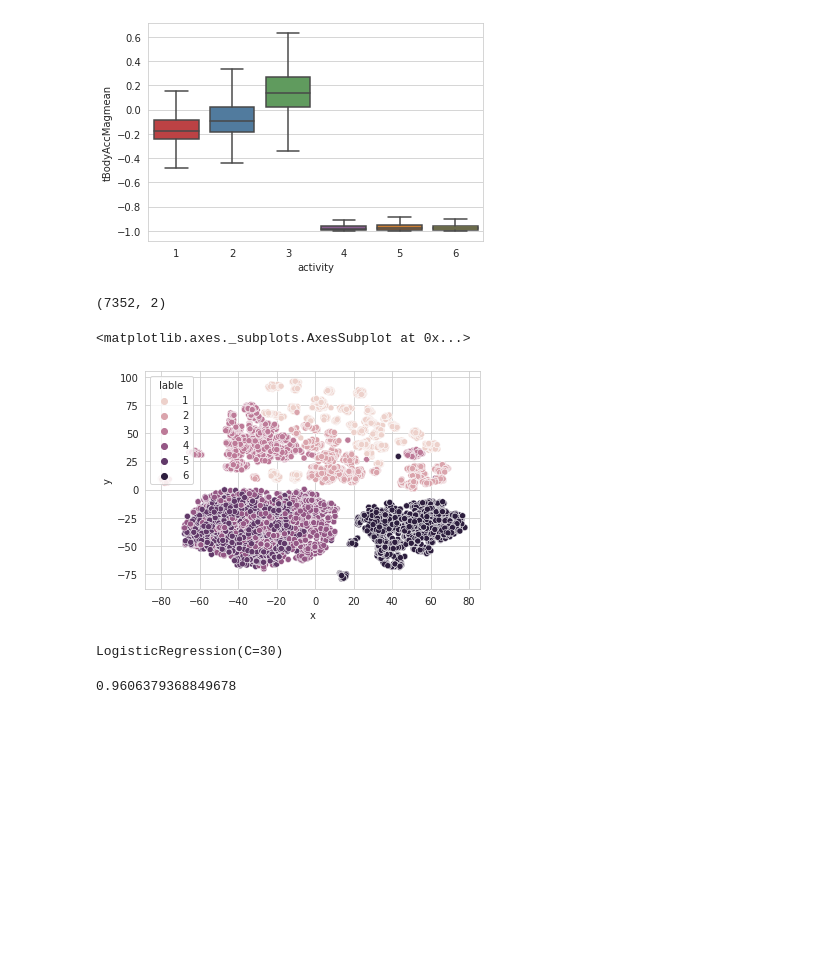
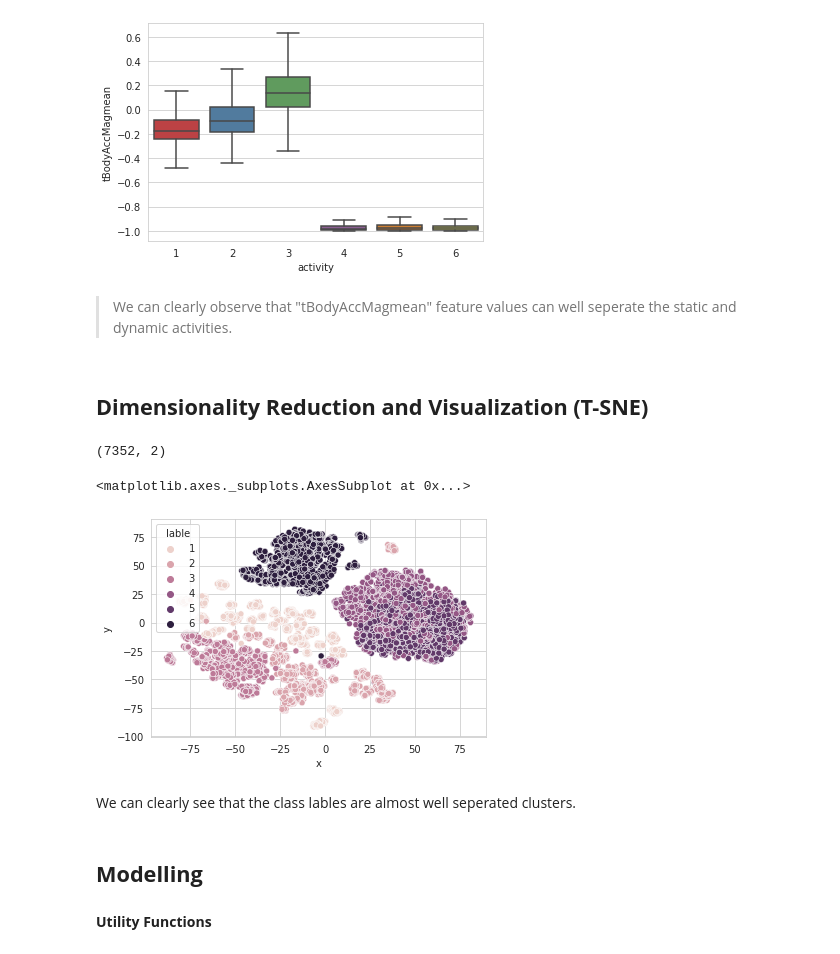
Before and after one commit to vijaylokith/Human_Activity_Recognition_using_classicalML, a Jupyter notebook: Human_Activity_Recognition_using_classicalML.ipynb, the cells around one changed output. Drawn from its saved outputs; the diff is of its cells as text; code cells hidden in the pictures; blank space fills up the shorter version.

```diff
--- a/Human_Activity_Recognition_using_classicalML.ipynb
+++ b/Human_Activity_Recognition_using_classicalML.ipynb
@@ -282,3 +287,7 @@ sn.boxplot(x='activity',y='tBodyAccMagmean',data=train,showfliers=False)
 # %% [output]
 <matplotlib.axes._subplots.AxesSubplot at 0x...>
 [figure]
+# %% [markdown]
+> We can clearly observe that "tBodyAccMagmean" feature values can well seperate the static and dynamic activities.
+# %% [markdown]
+## **Dimensionality Reduction and Visualization (T-SNE)**
@@ -285,18 +296,21 @@ sn.boxplot(x='activity',y='tBodyAccMagmean',data=train,showfliers=False)
 # %%
-from sklearn.manifold import TSNE
-x_t = train.drop(['subjects', 'activity','activity_name'], axis=1)
+df_vis = train.drop(['subjects', 'activity','activity_name'], axis=1)
 
-red = TSNE().fit_transform(x_t)
-red.shape
+tsne = TSNE().fit_transform(df_vis)
+tsne.shape
 # %% [output]
 (7352, 2)
 # %%
-y_l = train["activity"]
-xit = red[:,0]
-yit = red[:,1]
-rc = pd.DataFrame({"x": xit, "y": yit, "lable": y_l})
+df_y = train["activity"]
+x_tsne = tsne[:,0]
+y_tsne = tsne[:,1]
+rc = pd.DataFrame({"x": x_tsne, "y": y_tsne, "lable": df_y})
 
 sn.scatterplot(x="x",y='y',data=rc,hue='lable')
 # %% [output]
 <matplotlib.axes._subplots.AxesSubplot at 0x...>
-[figure, old version]
+[figure, new version]
+# %% [markdown]
+We can clearly see that the class lables are almost well seperated clusters.
+# %% [markdown]
+## **Modelling**
@@ -302,0 +321,2 @@ sn.scatterplot(x="x",y='y',data=rc,hue='lable')
+# %% [markdown]
+**Utility Functions**
@@ -306,12 +410,3 @@ y_train = train.activity_name
 
 x_test = test.drop(["subjects","activity","activity_name"], axis=1)
 y_test = test.activity_name
-# %%
-from sklearn.linear_model import LogisticRegression
-from sklearn import metrics
-from sklearn.model_selection import GridSearchCV
-
-clf = LogisticRegression(C=30)
-clf.fit(x_train,y_train)
-# %% [output]
-LogisticRegression(C=30)
@@ -320,5 +412,0 @@ final = clf.predict(x_test)
-# %%
-accuracy = metrics.accuracy_score(y_true=y_test, y_pred=final)
-print(accuracy)
-# %% [output]
-0.9606379368849678
```
Also changed, not shown: parts of 16 cells of this notebook.
